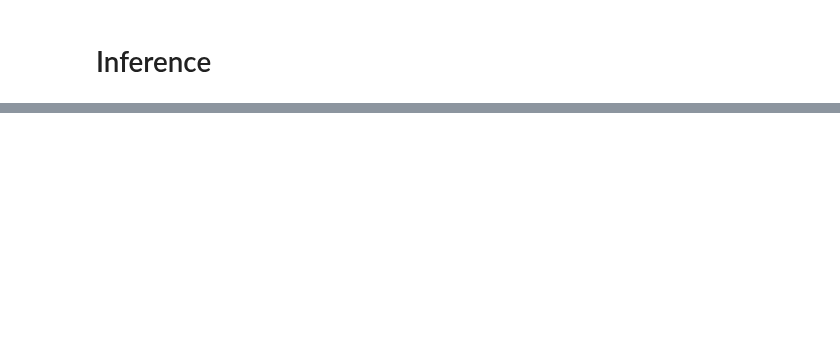
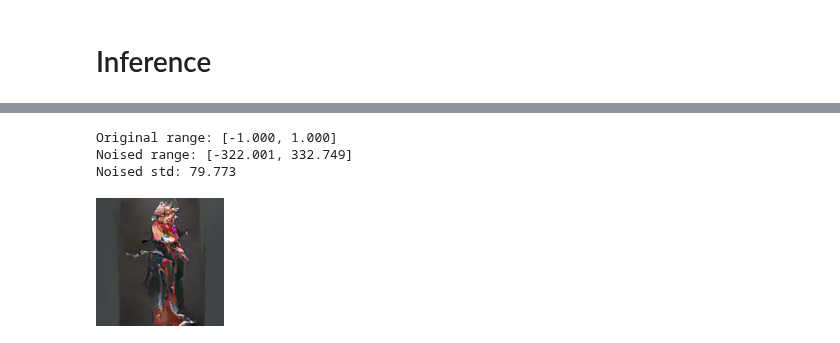
Before and after one commit to ramayer/elucidated-diffusion, a Jupyter notebook: claude_diffusion_attempt.ipynb, the cells around one changed output, grey strips where cells are left out. Cells and saved outputs as stored; diff of their text form; code cells hidden in the pictures; blank space fills up the shorter version.

```diff
--- a/claude_diffusion_attempt.ipynb
+++ b/claude_diffusion_attempt.ipynb
@@ -785,5 +686,0 @@ no training needed because 76819.23660182953 > 3600
-# %%
-for mn in model_names:
-    img_size = 128
-    m=get_model(mn,img_size)
-    run_one_experiment(m,"fantasy",img_size=img_size,max_training_time=60*60*1)
@@ -808,5 +686,0 @@ no training needed because 76819.23660182953 > 3600
-# %%
-for mn in model_names:
-    img_size = 128
-    m=get_model(mn,img_size)
-    run_one_experiment(m,"fantasy",img_size=img_size,max_training_time=60*60*1)
@@ -830,0 +687,6 @@ no training needed because 76819.23660182953 > 3600
+# %%
+for hours in [22,24]:
+    for mn in model_names:
+        img_size = 128
+        m=get_model(mn,img_size)
+        run_one_experiment(m,"pokemon",img_size=img_size,max_training_time=60*60*hours)
@@ -859,7 +726,7 @@ model_names = [
     #'claude_gradual_transition', # too memory hungry at 128?
     #'minimal_single_resolution', #  too dumb
 ]
-dataset_name='fantasy'
+dataset_name='pokemon'
 for mn in model_names:
     img_size = 128
     m=get_model(mn,img_size)
@@ -870,11 +737,11 @@ for mn in model_names:
     elapsed_time = metadata.get("elapsed_time",0)
     dt = time.strftime('%H:%M:%S', time.gmtime(elapsed_time))
     print(checkpoint_path,metadata)
-    h = sample_html(m, img_shape=(3,img_size,img_size), title=f"{model_name} at {dt}", batch_size=4, min_height=256)
+    h = sample_html(m, img_shape=(3,img_size,img_size), title=f"{model_name} at {dt}", batch_size=4, min_height=128)
     ipd.display(ipd.HTML(h))
     checkpoint_path = f'checkpoints/{dataset_name}_{img_size}_{model_name}.pth_ema.pth'
     model_edm,optimizer_edm,metadata = load_checkpoint(model=m, optimizer=None, path=checkpoint_path)
-    h = sample_html(m, img_shape=(3,img_size,img_size), title=f"{model_name} EMA at {dt}", batch_size=4, min_height=256)
+    h = sample_html(m, img_shape=(3,img_size,img_size), title=f"{model_name} EMA at {dt}", batch_size=4, min_height=128)
     ipd.display(ipd.HTML(h))
 
 
@@ -934,0 +963,30 @@ def show_model_info(model_edm):
+# %%
+# Check data range
+original = test_dataset[idx][0]
+print(f"Original range: [{original.min():.3f}, {original.max():.3f}]")
+
+# If it's in [0, 1], convert to [-1, 1]
+if original.min() >= 0:
+    original = original * 2 - 1
+
+noised = add_noise(original, 80.0)
+print(f"Noised range: [{noised.min():.3f}, {noised.max():.3f}]")
+print(f"Noised std: {noised.std():.3f}")  # Should be around 80
+
+denoised = denoise(noised, model, num_steps=18, start_sigma=80.0)
+# %% [output]
+Original range: [-1.000, 1.000]
+Noised range: [-322.001, 332.749]
+Noised std: 79.773
+# %%
+def generate_images(model_edm, num_steps=15, batch_size=20, img_shape = (3,64,64)):
+    to_pil = transforms.ToPILImage()
+    with torch.no_grad():
+        samples = edm_ancestral_sampling_for_diffusion(model_edm, num_steps=num_steps, batch_size=batch_size, img_shape=img_shape).cpu()
+        samples = (samples + 1) / 2  # scale from [-1,1] to [0,1]
+        samples = samples.clamp(0, 1)
+        pil_images = [to_pil(img) for img in samples]
+    return pil_images
+generate_images(model,15,4,img_shape=(3,128,128))[0]
+# %% [output]
+[figure, added]
```
Also changed, not shown: parts of 18 cells of this notebook.
